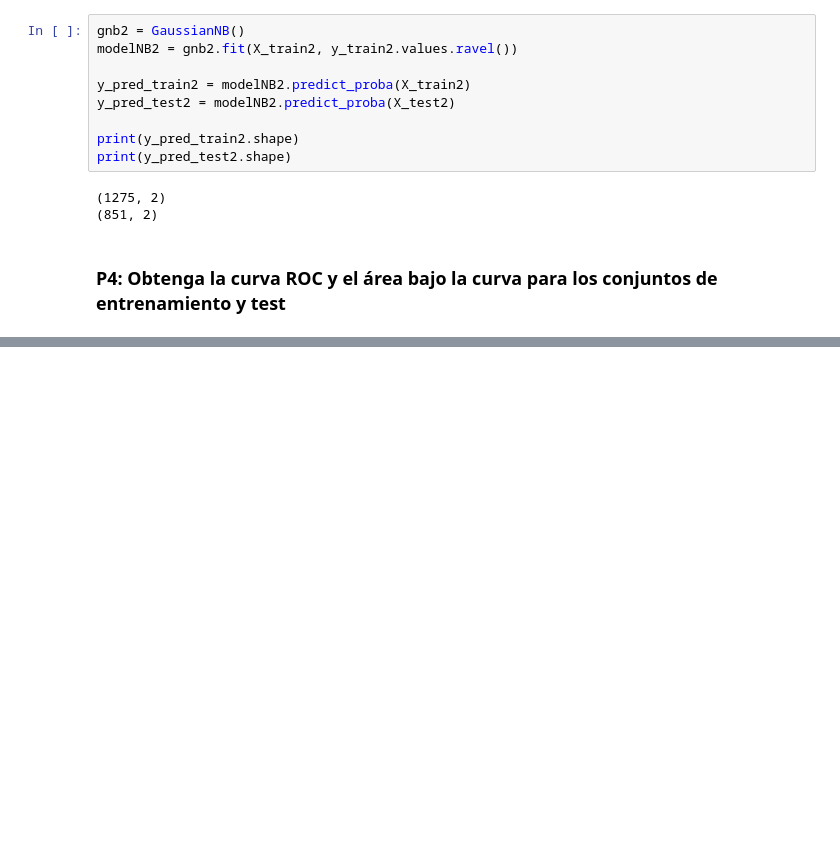
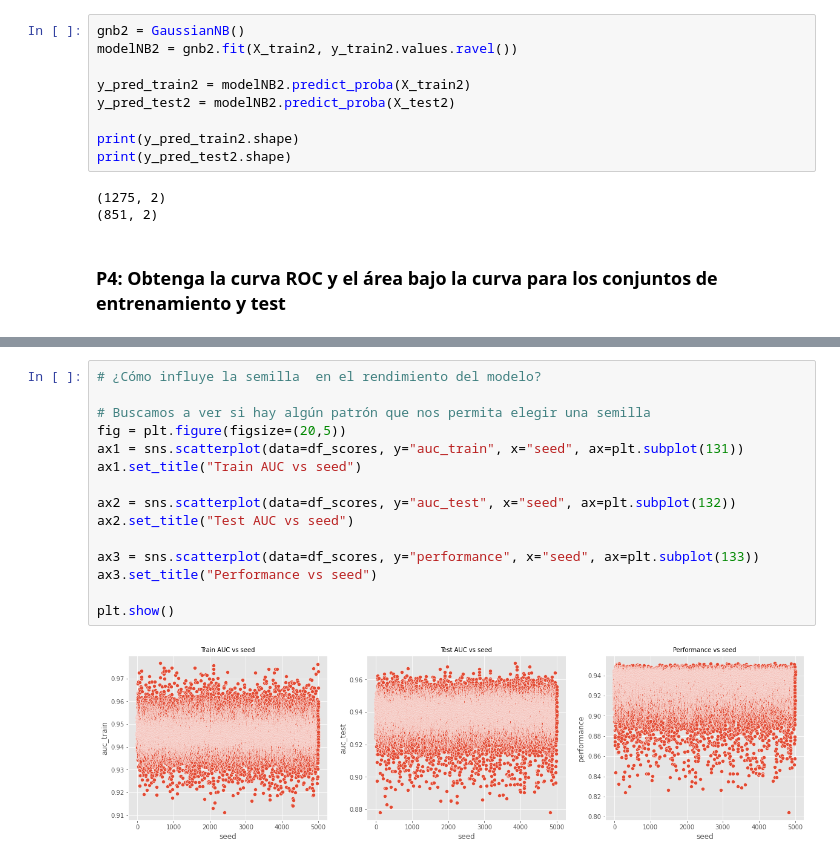
Before and after one commit to tuxsy/iebs-master-data-science, a Jupyter notebook: m04/c2/sprint/SaludFeto_AlgoritmoNaiveBayes.ipynb, the cells around one changed output, grey strips where cells are left out. Drawn from its saved outputs; the diff is of its cells as text; blank space fills up the shorter version.

```diff
--- a/m04/c2/sprint/SaludFeto_AlgoritmoNaiveBayes.ipynb
+++ b/m04/c2/sprint/SaludFeto_AlgoritmoNaiveBayes.ipynb
@@ -424,0 +528,17 @@ plot_ROC(y_train2, y_test2, y_pred_train2, y_pred_test2)
+# %%
+# ¿Cómo influye la semilla  en el rendimiento del modelo?
+
+# Buscamos a ver si hay algún patrón que nos permita elegir una semilla
+fig = plt.figure(figsize=(20,5))
+ax1 = sns.scatterplot(data=df_scores, y="auc_train", x="seed", ax=plt.subplot(131))
+ax1.set_title("Train AUC vs seed")
+
+ax2 = sns.scatterplot(data=df_scores, y="auc_test", x="seed", ax=plt.subplot(132))
+ax2.set_title("Test AUC vs seed")
+
+ax3 = sns.scatterplot(data=df_scores, y="performance", x="seed", ax=plt.subplot(133))
+ax3.set_title("Performance vs seed")
+
+plt.show()
+# %% [output]
+[figure, added]
```
Also changed, not shown: parts of 19 cells of this notebook.
